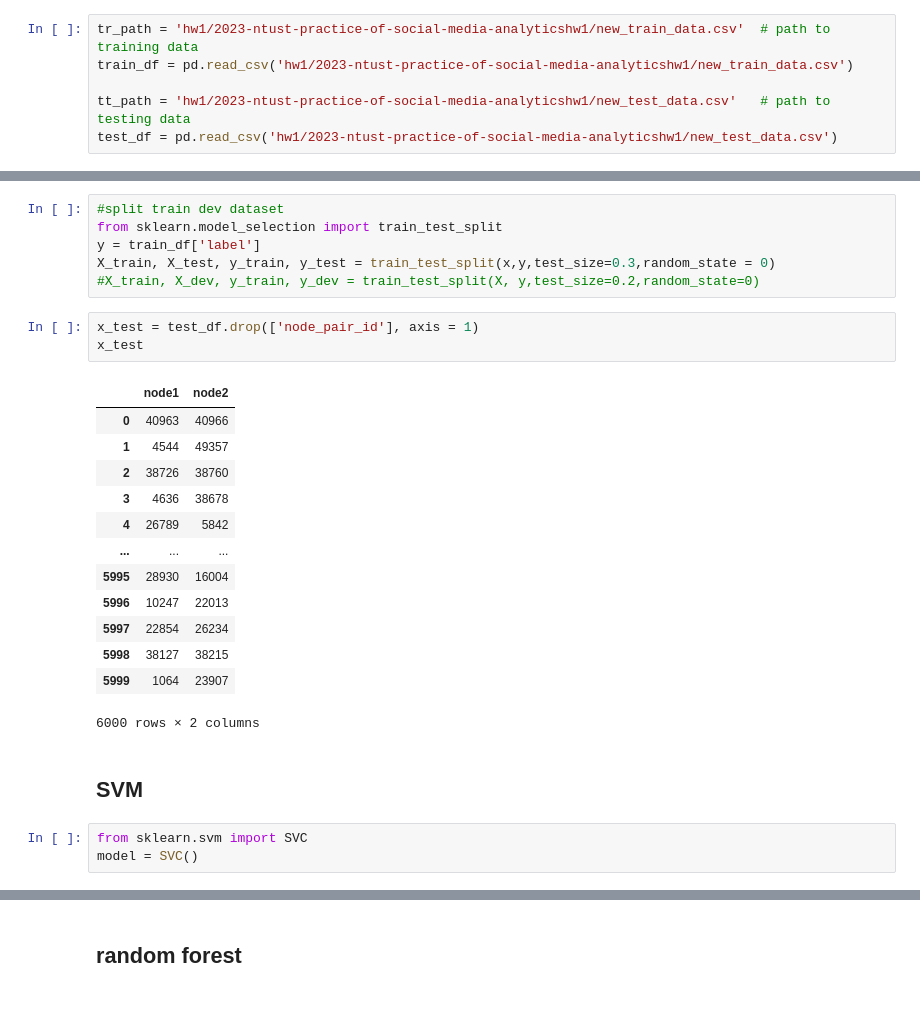
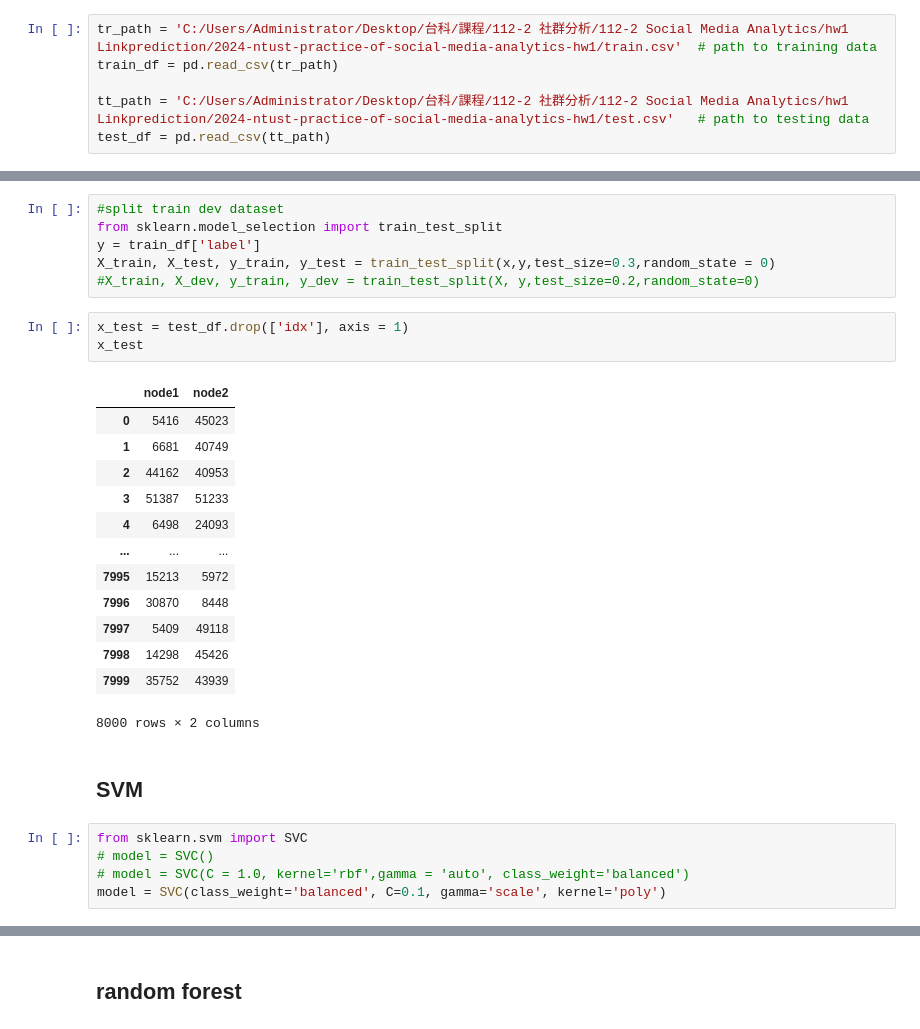
Before and after one commit to jimmywang1230/2024SocialMediaAnalytics, a Jupyter notebook: 112-2 Social Media Analytics/svm_randomforest_xgboost.ipynb, the cells around one changed output, grey strips where cells are left out. Saved outputs shown, nothing was run; the diff lists cells and outputs as text.

```diff
--- a/112-2 Social Media Analytics/svm_randomforest_xgboost.ipynb
+++ b/112-2 Social Media Analytics/svm_randomforest_xgboost.ipynb
@@ -5,11 +5,11 @@ import pandas as pd
 import csv
 import os
 # %%
-tr_path = 'hw1/2023-ntust-practice-of-social-media-analyticshw1/new_train_data.csv'  # path to training data
-train_df = pd.read_csv('hw1/2023-ntust-practice-of-social-media-analyticshw1/new_train_data.csv')
+tr_path = 'C:/Users/Administrator/Desktop/台科/課程/112-2 社群分析/112-2 Social Media Analytics/hw1 Linkprediction/2024-ntust-practice-of-social-media-analytics-hw1/train.csv'  # path to training data
+train_df = pd.read_csv(tr_path)
 
-tt_path = 'hw1/2023-ntust-practice-of-social-media-analyticshw1/new_test_data.csv'   # path to testing data
-test_df = pd.read_csv('hw1/2023-ntust-practice-of-social-media-analyticshw1/new_test_data.csv')
+tt_path = 'C:/Users/Administrator/Desktop/台科/課程/112-2 社群分析/112-2 Social Media Analytics/hw1 Linkprediction/2024-ntust-practice-of-social-media-analytics-hw1/test.csv'   # path to testing data
+test_df = pd.read_csv(tt_path)
 # %%
 !nvidia-smi
 # %% [output]
@@ -87,24 +106,26 @@ y = train_df['label']
 X_train, X_test, y_train, y_test = train_test_split(x,y,test_size=0.3,random_state = 0)
 #X_train, X_dev, y_train, y_dev = train_test_split(X, y,test_size=0.2,random_state=0)
 # %%
-x_test = test_df.drop(['node_pair_id'], axis = 1)
+x_test = test_df.drop(['idx'], axis = 1)
 x_test
 # %% [output]
 |  | node1 | node2 |
-| 0 | 40963 | 40966 |
-| 1 | 4544 | 49357 |
-| 2 | 38726 | 38760 |
-| 3 | 4636 | 38678 |
-| 4 | 26789 | 5842 |
+| 0 | 5416 | 45023 |
+| 1 | 6681 | 40749 |
+| 2 | 44162 | 40953 |
+| 3 | 51387 | 51233 |
+| 4 | 6498 | 24093 |
 | ... | ... | ... |
-| 5995 | 28930 | 16004 |
-| 5996 | 10247 | 22013 |
-| 5997 | 22854 | 26234 |
-| 5998 | 38127 | 38215 |
-| 5999 | 1064 | 23907 |
+| 7995 | 15213 | 5972 |
+| 7996 | 30870 | 8448 |
+| 7997 | 5409 | 49118 |
+| 7998 | 14298 | 45426 |
+| 7999 | 35752 | 43939 |
-6000 rows × 2 columns
+8000 rows × 2 columns
-# %% [markdown]
-## SVM
+# %% [markdown]
+## SVM
 # %%
 from sklearn.svm import SVC
-model = SVC()
+# model = SVC()
+# model = SVC(C = 1.0, kernel='rbf',gamma = 'auto', class_weight='balanced')
+model = SVC(class_weight='balanced', C=0.1, gamma='scale', kernel='poly')
```
Also changed, not shown: parts of 29 cells of this notebook, 5 other files.
